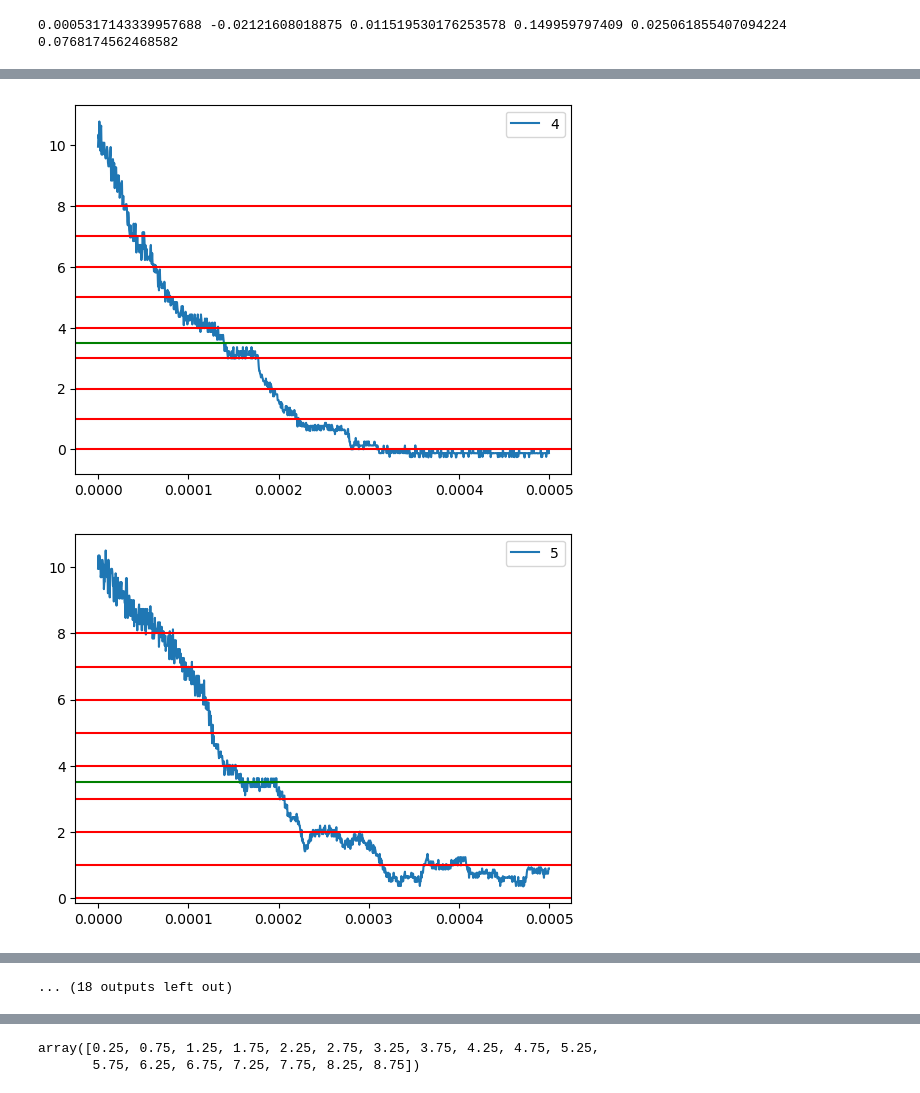
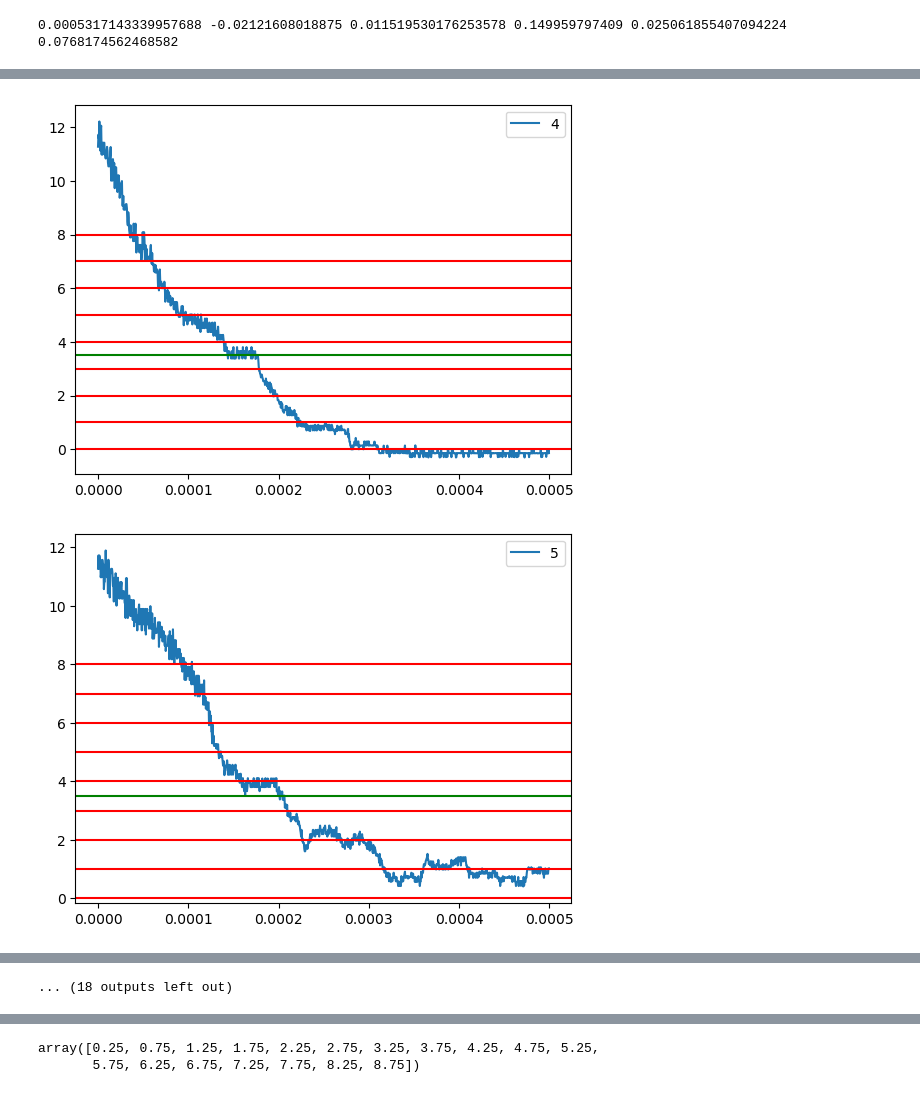
Before and after one commit to iago-rst/qlabs-aalto, a Jupyter notebook: Experiment4_DataAnal.ipynb, the cells around one changed output, grey strips where cells are left out. Cells and saved outputs as stored; diff of their text form; code cells hidden in the pictures.

```diff
--- a/Experiment4_DataAnal.ipynb
+++ b/Experiment4_DataAnal.ipynb
@@ -46,7 +46,7 @@ for i in num:
     ds=ds[ds["second"] >= 0]
     ds.columns=["x-axis", "1", "2"]
 
-    G = -k/G0 * ds["2"].astype(float)/ds["1"].astype(float)
+    G = -K_/G0 * ds["2"].astype(float)/ds["1"].astype(float)
 
     data = np.append(data, np.array(G))
 
@@ -55,5 +55,10 @@ for i in num:
         plt.axhline(y=g, color="r")
     plt.axhline(y=3.5, color='g')
     plt.legend()
+    if(i ==13):
+        plt.title("Quantized conductance steps over time")
+        plt.xlabel("Time (us)")
+        plt.ylabel("Normalized conductance (Gnorm)")
+        plt.savefig("13.png")
     plt.show()
 # %% [output]
@@ -63,2 +68,2 @@ for i in num:
-[figure, old version]
+[figure, new version]
-[figure, old version]
+[figure, new version]
```
Also changed, not shown: parts of 2 cells of this notebook.
